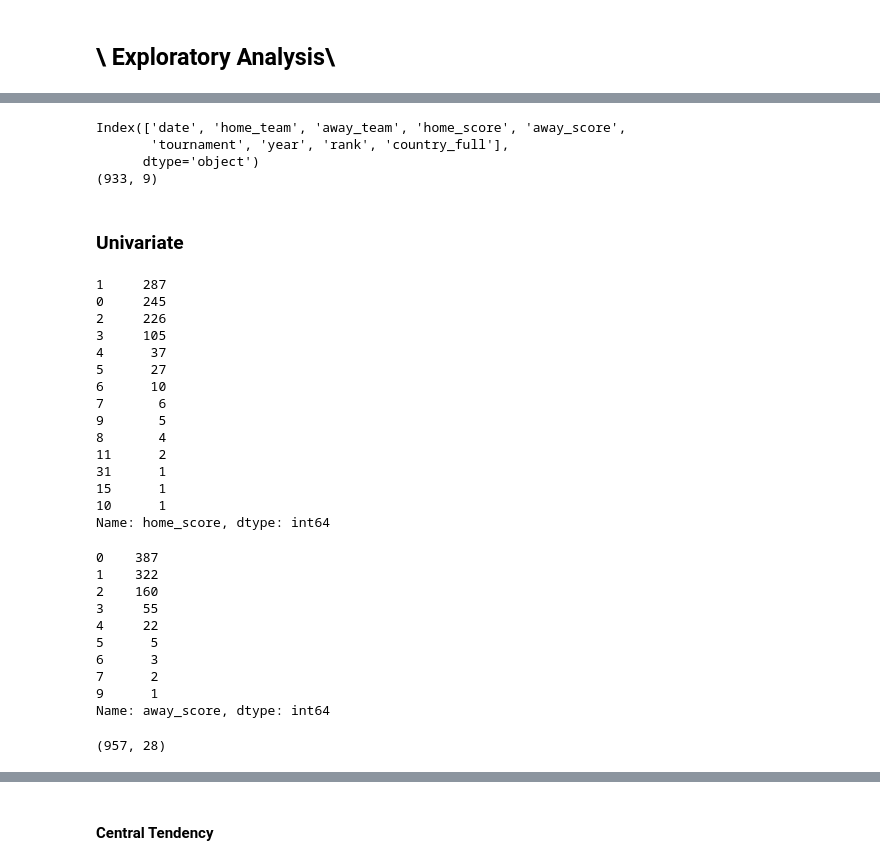
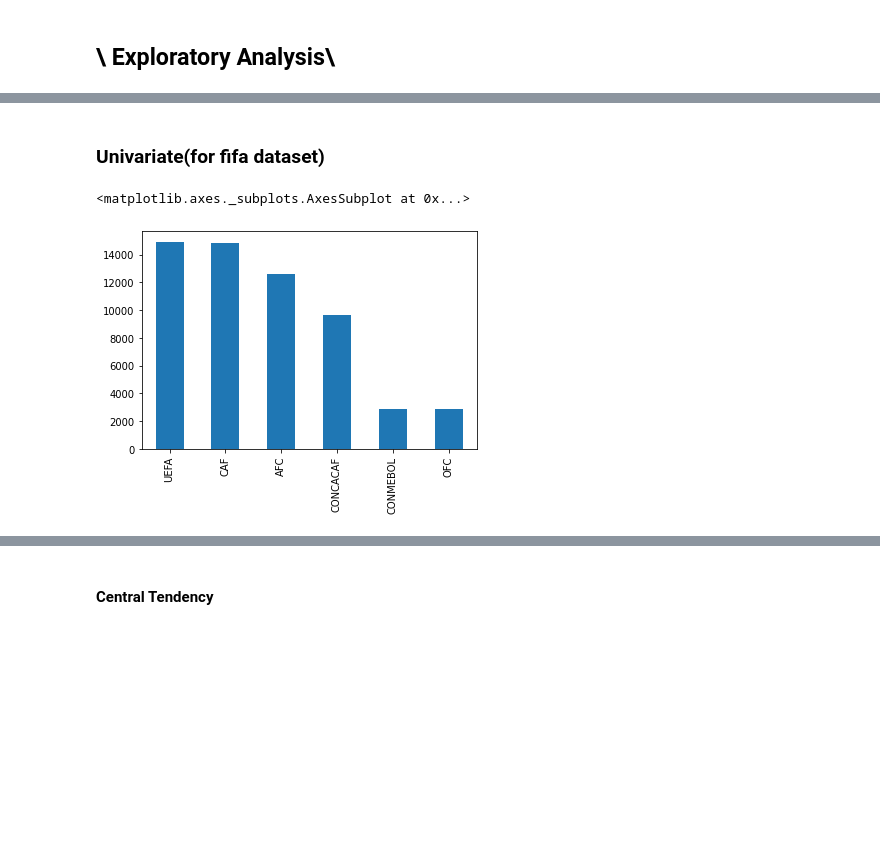
Before and after one commit to JeromeMberia/Mchezopesa_Ltd, a Jupyter notebook: IP_Week_6.ipynb, the cells around one changed output, grey strips where cells are left out. Cells and saved outputs as stored; diff of their text form; code cells hidden in the pictures; blank space fills up the shorter version.

```diff
--- a/IP_Week_6.ipynb
+++ b/IP_Week_6.ipynb
@@ -393,0 +435,3 @@ print(fifa['year'].unique())
+# %%
+fifa['day'] = fifa['rank_date'].dt.day
+print(fifa['day'].unique())
@@ -394,14 +441,15 @@ print(fifa['year'].unique())
 # %% [markdown]
 #### Adding the column month
 # %%
-fifa['month'] = pd.DatetimeIndex(fifa['rank_date']).month
-a = list(fifa['month'].unique())
+fifa['month_number'] = pd.DatetimeIndex(fifa['rank_date']).month
+fifa['month_name'] = pd.DatetimeIndex(fifa['rank_date']).month
+a = list(fifa['month_number'].unique())
 b = sorted(a)
 print(b)
 # %% [output]
 [1, 2, 3, 4, 5, 6, 7, 8, 9, 10, 11, 12]
 # %%
-fifa['month'].replace({1:'January',
+fifa['month_name'].replace({1:'January',
                        2:'February',
                        3:'March',
                        4:'April',
@@ -413,7 +461,7 @@ fifa['month'].replace({1:'January',
                        10:'October',
                        11:'November',
                        12:'December'}, inplace=True)
-print(fifa['month'].unique())
+print(fifa['month_name'].unique())
 # %% [output]
 ['August' 'September' 'October' 'November' 'December' 'February' 'March'
  'April' 'May' 'June' 'July' 'January']
@@ -609,46 +668,7 @@ dtype: int64
-# %%
-away = df_2.merge(df_1, left_on=['away_team','date','year'], right_on=['country_full','date','year'], how='inner')
-print(away.columns)
-print(away.shape)
-# %% [output]
-Index(['date', 'home_team', 'away_team', 'home_score', 'away_score',
-       'tournament', 'year', 'rank', 'country_full'],
-      dtype='object')
-(933, 9)
 # %% [markdown]
-### Univariate
+### Univariate(for fifa dataset)
-# %%
-home['home_score'].value_counts()
-# %% [output]
-1     287
-0     245
-2     226
-3     105
-4      37
-5      27
-6      10
-7       6
-9       5
-8       4
-11      2
-31      1
-15      1
-10      1
-Name: home_score, dtype: int64
-# %%
-home['away_score'].value_counts()
-# %% [output]
-0    387
-1    322
-2    160
-3     55
-4     22
-5      5
-6      3
-7      2
-9      1
-Name: away_score, dtype: int64
-# %%
-home
-# %% [output]
-(957, 28)
+# %%
+fifa['confederation'].value_counts().plot(kind='bar')
+# %% [output]
+<matplotlib.axes._subplots.AxesSubplot at 0x...>
+[figure, added]
```
Also changed, not shown: parts of 142 cells of this notebook.
